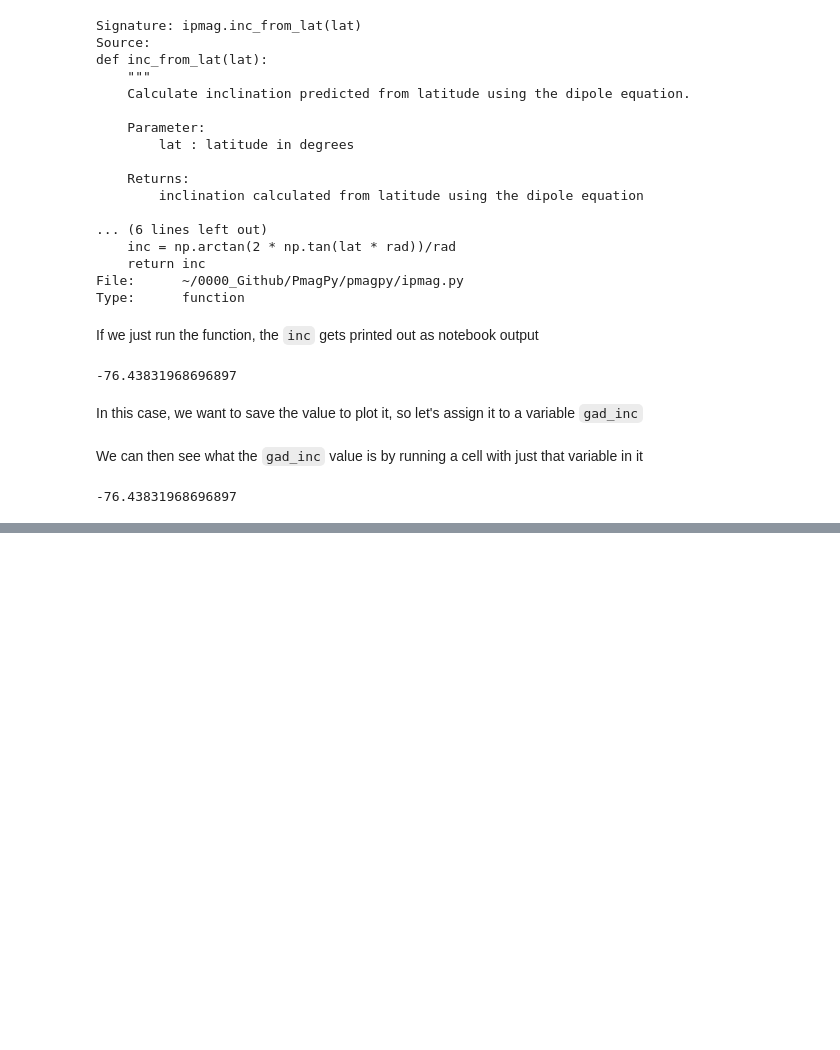
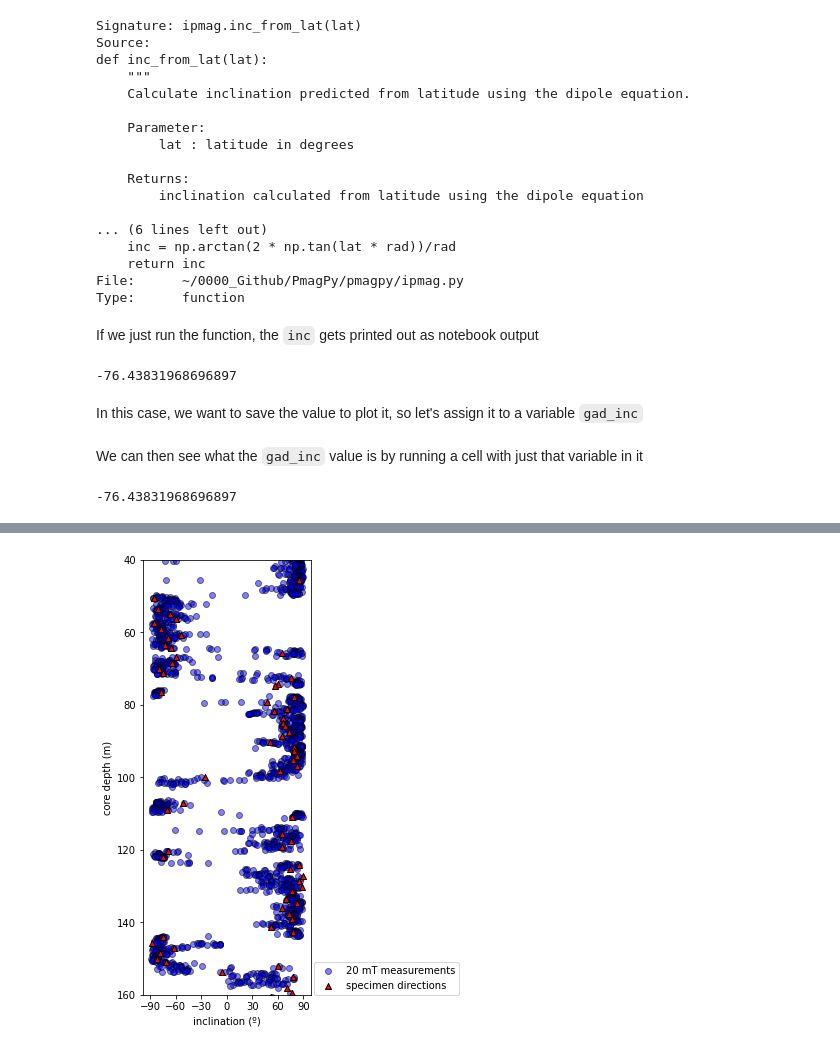
Before and after one commit to PmagPy/2023_MagIC_Tutorial, a Jupyter notebook: 3_PmagPy_in_action/magnetostratigraphy/magnetostratigraphy.ipynb, the cells around one changed output, grey strips where cells are left out. Saved outputs shown, nothing was run; the diff lists cells and outputs as text; code cells hidden in the pictures; blank space fills up the shorter version.

```diff
--- a/3_PmagPy_in_action/magnetostratigraphy/magnetostratigraphy.ipynb
+++ b/3_PmagPy_in_action/magnetostratigraphy/magnetostratigraphy.ipynb
@@ -167,0 +166,23 @@ ages = ages[(ages['tiepoint_height']<-depth_min)&(ages['tiepoint_height']>-depth
+# %%
+plt.figure(figsize=(3,8))
+
+#plot the measurements as partially transparent blue circles
+plt.scatter(measurements_20mT['dir_inc'],
+            measurements_20mT['core_depth'],
+            c='blue', marker='o', edgecolors='black',alpha=.5,
+            label='20 mT measurements')
+
+#plot the interpreted specimen directions as red triangles
+plt.scatter(specimens['dir_inc'],
+            specimens['core_depth'],
+            c='red', marker='^', edgecolors='black',
+            label='specimen directions')
+
+plt.xlabel('inclination (º)')
+plt.ylabel('core depth (m)')
+plt.ylim(depth_max,depth_min)
+plt.gca().set_xticks([-90,-60,-30,0,30,60,90])
+plt.legend(loc=(1.02,0))
+plt.show()
+# %% [output]
+[figure, added]
```
Also changed, not shown: parts of 23 cells of this notebook, 1 other file.
